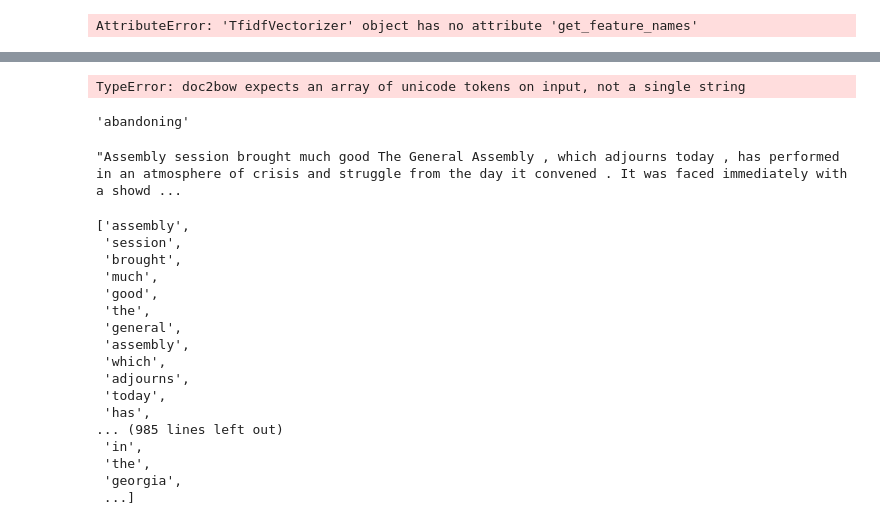
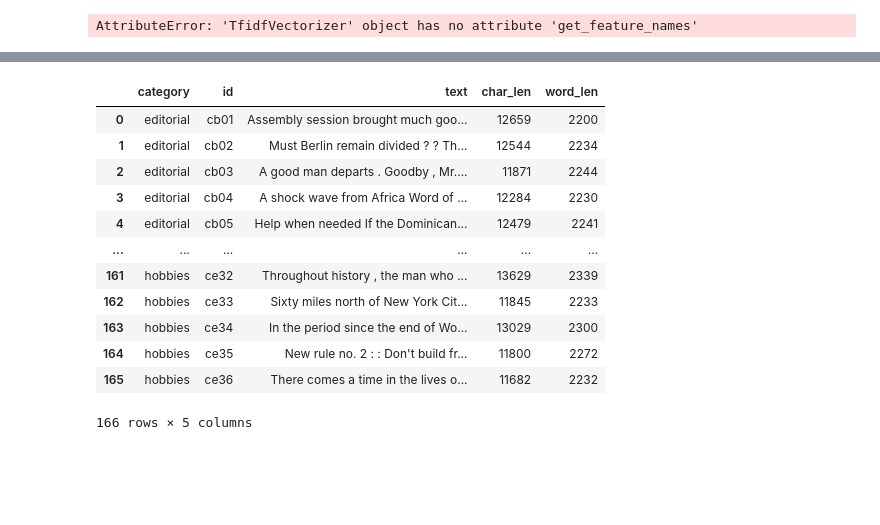
Before and after one commit to zachfreitas/Assignment-5.1-Topic-Modeling, a Jupyter notebook: Topic Modeling.ipynb, the cells around one changed output, grey strips where cells are left out. Saved outputs shown, nothing was run; the diff lists cells and outputs as text; code cells hidden in the pictures; blank space fills up the shorter version.

```diff
--- a/Topic Modeling.ipynb
+++ b/Topic Modeling.ipynb
@@ -373,31 +367,0 @@ AttributeError: 'numpy.ndarray' object has no attribute 'show_topics'
-# %%
-from collections import Counter
-
-topics = lda_text_model.get_feature_names_out()
-data_flat = [w for w_list in tfidf_text_vectors for w in w_list]
-counter = Counter(data_flat)
-
-out = []
-for i, topic in topics:
-    for word, weight in topic:
-        out.append([word, i , weight, counter[word]])
-
-df = pd.DataFrame(out, columns=['word', 'topic_id', 'importance', 'word_count'])
-
-# Plot Word Count and Weights of Topic Keywords
-fig, axes = plt.subplots(2, 2, figsize=(16,10), sharey=True, dpi=160)
-# cols = [color for name, color in mcolors.TABLEAU_COLORS.items()]
-for i, ax in enumerate(axes.flatten()):
-    ax.bar(x='word', height="word_count", data=df.loc[df.topic_id==i, :], color=cols[i], width=0.5, alpha=0.3, label='Word Count')
-    ax_twin = ax.twinx()
-    ax_twin.bar(x='word', height="importance", data=df.loc[df.topic_id==i, :], color=cols[i], width=0.2, label='Weights')
-    ax.set_ylabel('Word Count', color=cols[i])
-    ax_twin.set_ylim(0, 0.030); ax.set_ylim(0, 3500)
-    ax.set_title('Topic: ' + str(i), color=cols[i], fontsize=16)
-    ax.tick_params(axis='y', left=False)
-    ax.set_xticklabels(df.loc[df.topic_id==i, 'word'], rotation=30, horizontalalignment= 'right')
-    ax.legend(loc='upper left'); ax_twin.legend(loc='upper right')
-
-fig.tight_layout(w_pad=2)
-fig.suptitle('Word Count and Importance of Topic Keywords', fontsize=22, y=1.05)
-plt.show()
@@ -543,2 +371,18 @@ array([[0.20001383, 0.20000661, 0.20000784, ..., 0.200009  , 0.20001497,
+# %%
+df
+# %% [output]
+|  | category | id | text | char_len | word_len |
+| 0 | editorial | cb01 | Assembly session brought much goo... | 12659 | 2200 |
+| 1 | editorial | cb02 | Must Berlin remain divided ? ? Th... | 12544 | 2234 |
+| 2 | editorial | cb03 | A good man departs . Goodby , Mr.... | 11871 | 2244 |
+| 3 | editorial | cb04 | A shock wave from Africa Word of ... | 12284 | 2230 |
+| 4 | editorial | cb05 | Help when needed If the Dominican... | 12479 | 2241 |
+| ... | ... | ... | ... | ... | ... |
+| 161 | hobbies | ce32 | Throughout history , the man who ... | 13629 | 2339 |
+| 162 | hobbies | ce33 | Sixty miles north of New York Cit... | 11845 | 2233 |
+| 163 | hobbies | ce34 | In the period since the end of Wo... | 13029 | 2300 |
+| 164 | hobbies | ce35 | New rule no. 2 : : Don't build fr... | 11800 | 2272 |
+| 165 | hobbies | ce36 | There comes a time in the lives o... | 11682 | 2232 |
+166 rows × 5 columns
 # %%
 #function for lemmatization
@@ -569,36 +420,4 @@ texts = data_lemmatized
 gensim_corpus = [gensim_dictionary.doc2bow(text) for text in texts]
-# %%
-gensim_dictionary = corpora.Dictionary(df["text"])
-# %% [output]
-TypeError: doc2bow expects an array of unicode tokens on input, not a single string
-# %%
-gensim_dictionary[0]
-# %% [output]
-'abandoning'
-# %%
-df["text"][0]
-# %% [output]
-"Assembly session brought much good The General Assembly , which adjourns today , has performed in an atmosphere of crisis and struggle from the day it convened . It was faced immediately with a showd ...
-# %%
-data_lemmatized[0]
-# %% [output]
-['assembly',
- 'session',
- 'brought',
- 'much',
- 'good',
- 'the',
- 'general',
- 'assembly',
- 'which',
- 'adjourns',
- 'today',
- 'has',
-... (985 lines left out)
- 'in',
- 'the',
- 'georgia',
- ...]
 # %%
 #creating the LDA model
 
```
Also changed, not shown: parts of 25 cells of this notebook.
